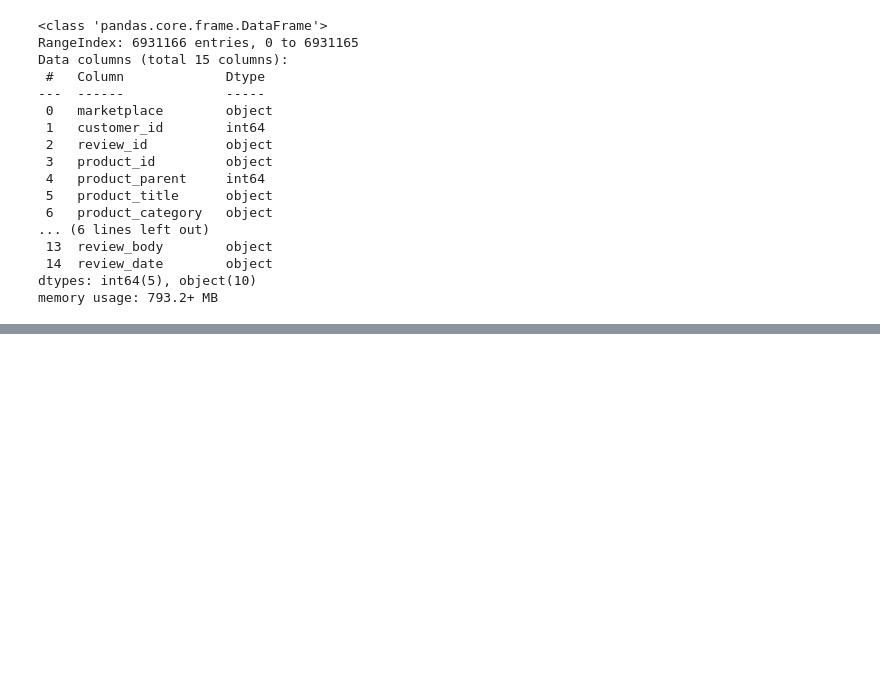
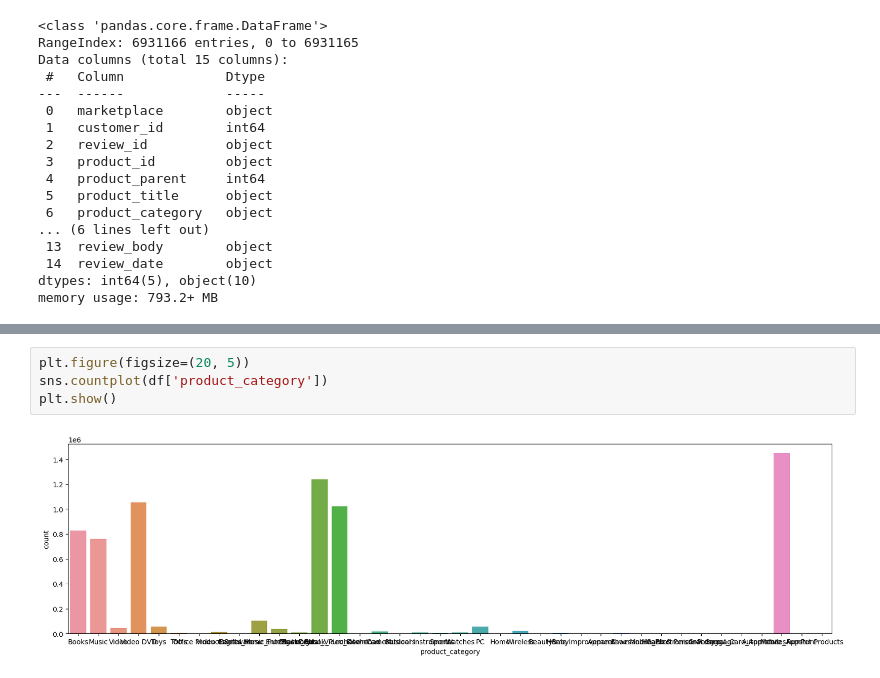
Before and after one commit to Abdel03/Data-Mining-Project, a Jupyter notebook: Sentiment analysts Project.ipynb, the cells around one changed output, grey strips where cells are left out. Saved outputs shown, nothing was run; the diff lists cells and outputs as text; blank space fills up the shorter version.

```diff
--- a/Sentiment analysts Project.ipynb
+++ b/Sentiment analysts Project.ipynb
@@ -98,0 +202,6 @@ dtype: int64
+# %%
+plt.figure(figsize=(20, 5))
+sns.countplot(df['product_category'])
+plt.show()
+# %% [output]
+[figure, added]
```
Also changed, not shown: parts of 59 cells of this notebook.
